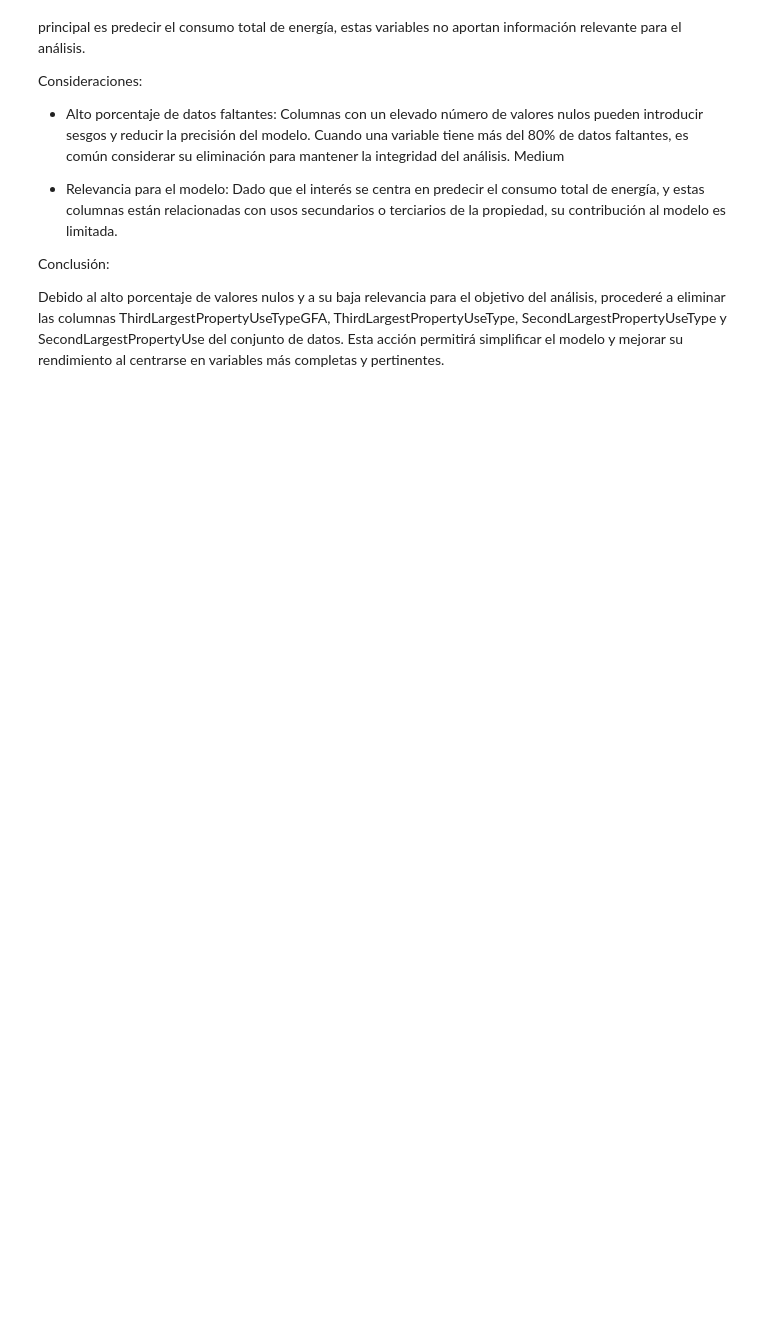
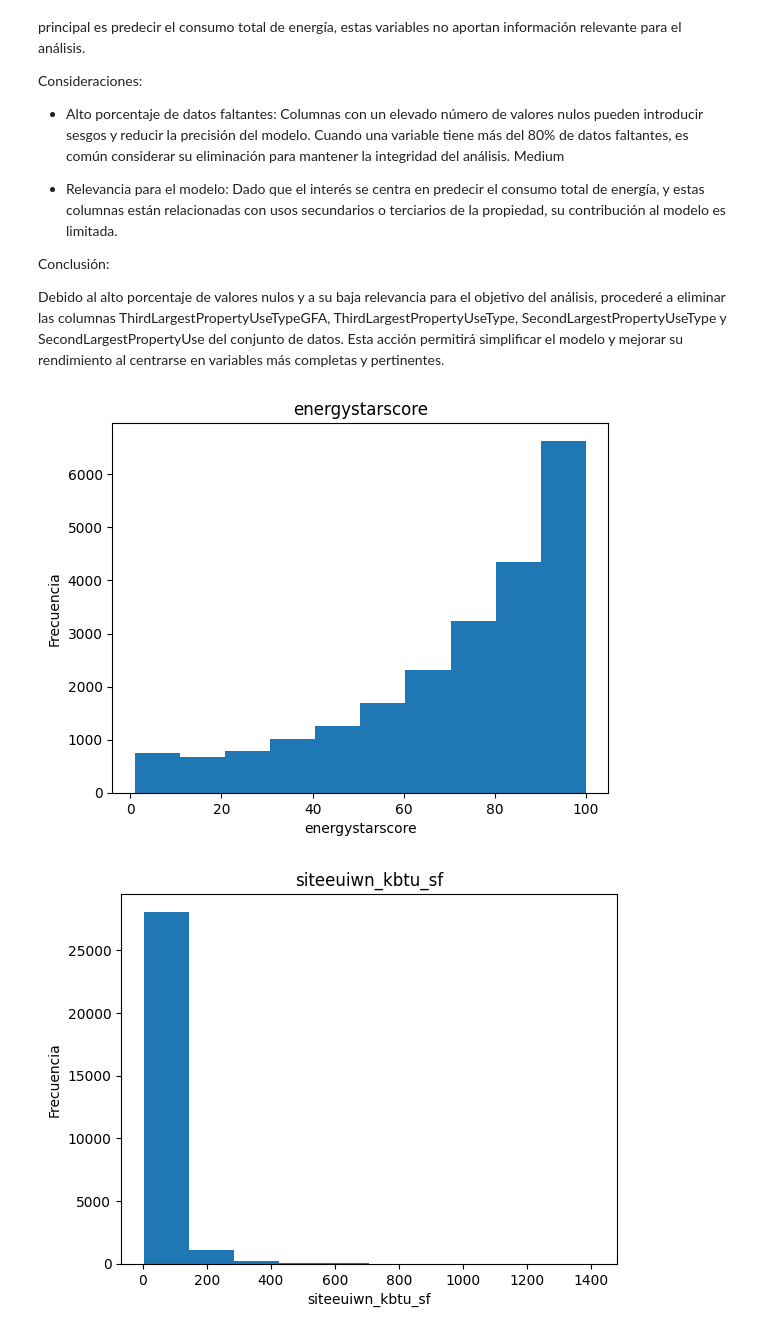
Before and after one commit to LLAES07/seatle, a Jupyter notebook: Notebooks/Proyecto.ipynb, the cells around one changed output. Saved outputs shown, nothing was run; the diff lists cells and outputs as text; code cells hidden in the pictures; blank space fills up the shorter version.

```diff
--- a/Notebooks/Proyecto.ipynb
+++ b/Notebooks/Proyecto.ipynb
@@ -59,13 +60,23 @@ Conclusión:
 
 Debido al alto porcentaje de valores nulos y a su baja relevancia para el objetivo del análisis, procederé a eliminar las columnas ThirdLargestPropertyUseTypeGFA, ThirdLargestPropertyUseType, SecondLargestPropertyUseType y SecondLargestPropertyUse del conjunto de datos. Esta acción permitirá simplificar el modelo y mejorar su rendimiento al centrarse en variables más completas y pertinentes.
 # %%
-columnas_a_eliminar =  [
-    'steamuse_kbtu',
-    'ThirdLargestPropertyUseTypeGFA',
-    'ThirdLargestPropertyUseType',
-    'SecondLargestPropertyUseType',
-    'SecondLargestPropertyUse'
-]
+treshold = 37
 
-# Eliminar las columnas del DataFrame
-df = df.drop(columns=columnas_a_eliminar)
+serie_a_eliminar = df.isnull().sum().sort_values(ascending=False)*100.0/df.shape[0]
+
+columnas_a_eliminar = serie_a_eliminar[serie_a_eliminar>treshold].index.to_list()
+
+df.drop(columns=columnas_a_eliminar, inplace=True)
+# %%
+treshold = 0
+series_nulos = df.isnull().sum().sort_values(ascending=False)*100.0/df.shape[0]
+
+for col in series_nulos[series_nulos>treshold].index:
+    if pd.api.types.is_numeric_dtype(df[col]):
+        df[col].plot(kind='hist', title=col)
+        plt.xlabel(col)
+        plt.ylabel('Frecuencia')
+        plt.show()
+# %% [output]
+[figure, added]
+[figure, added]
```
Also changed, not shown: parts of 9 cells of this notebook.
